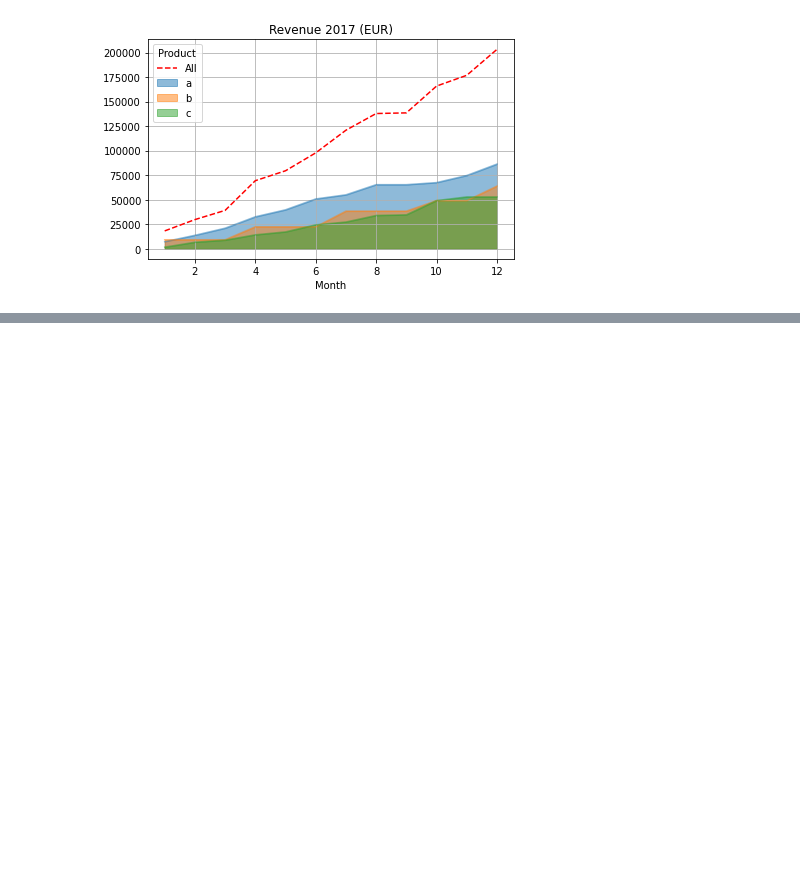
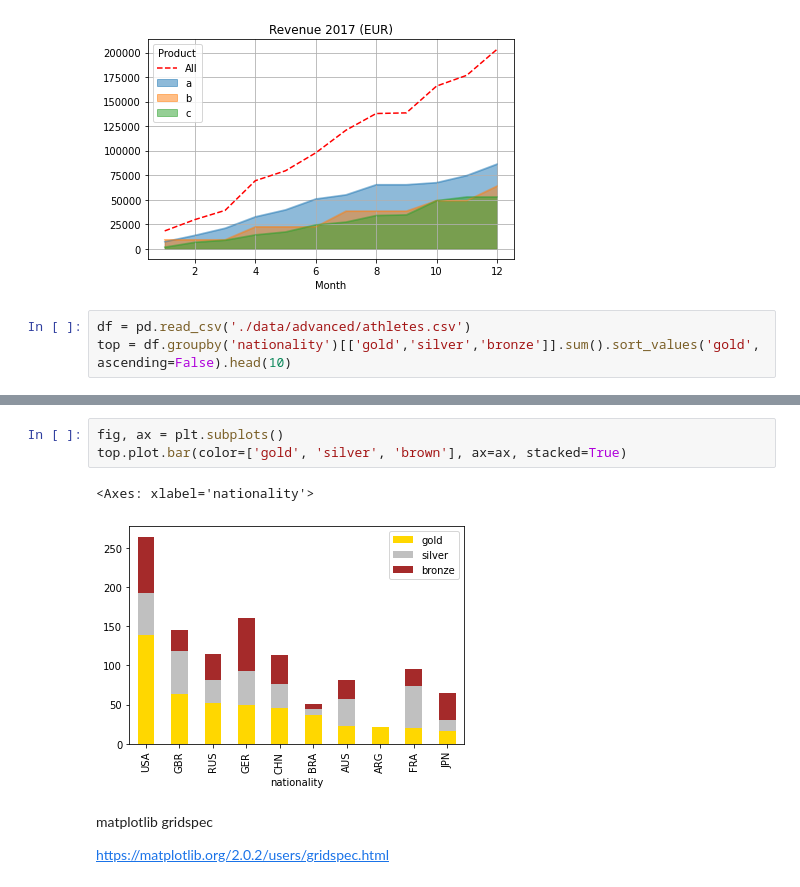
Before and after one commit to yaowenqiang/panda_playbook, a Jupyter notebook: advanced_plot_with_pandas.ipynb, the cells around one changed output, grey strips where cells are left out. Cells and saved outputs as stored; diff of their text form; blank space fills up the shorter version.

Commit message:
add stacking bar plots

```diff
--- a/advanced_plot_with_pandas.ipynb
+++ b/advanced_plot_with_pandas.ipynb
@@ -263,3 +263,6 @@ revenue.plot.area(title='Revenue 2017 (EUR)', ax=ax, stacked=False, grid=True)
 fig.tight_layout()
 # %% [output]
 [figure]
+# %%
+df = pd.read_csv('./data/advanced/athletes.csv')
+top = df.groupby('nationality')[['gold','silver','bronze']].sum().sort_values('gold', ascending=False).head(10)
@@ -265,0 +300,10 @@ fig.tight_layout()
+# %%
+fig, ax = plt.subplots()
+top.plot.bar(color=['gold', 'silver', 'brown'], ax=ax, stacked=True)
+# %% [output]
+<Axes: xlabel='nationality'>
+[figure, added]
+# %% [markdown]
+matplotlib gridspec
+
+https://matplotlib.org/2.0.2/users/gridspec.html
```
Also changed, not shown: parts of 2 cells of this notebook.
